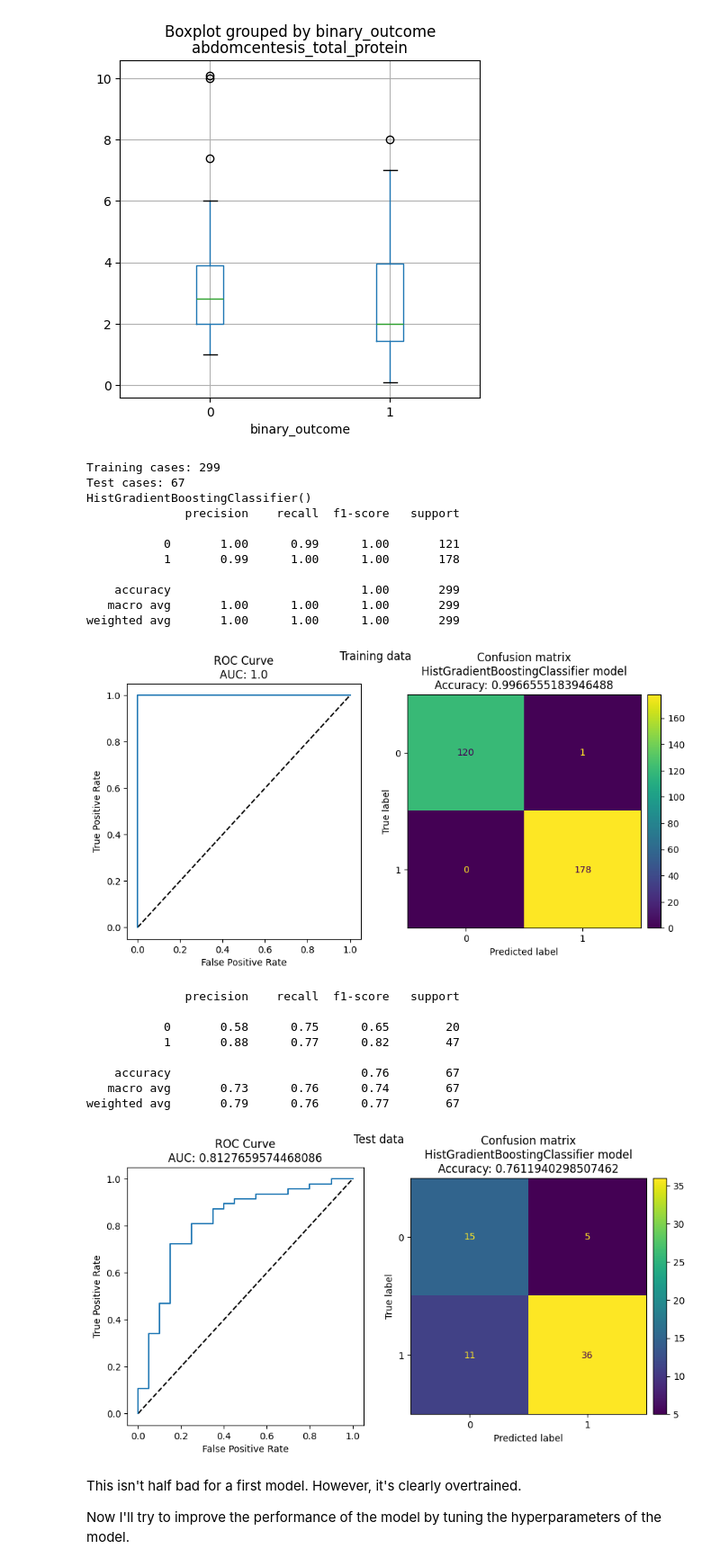
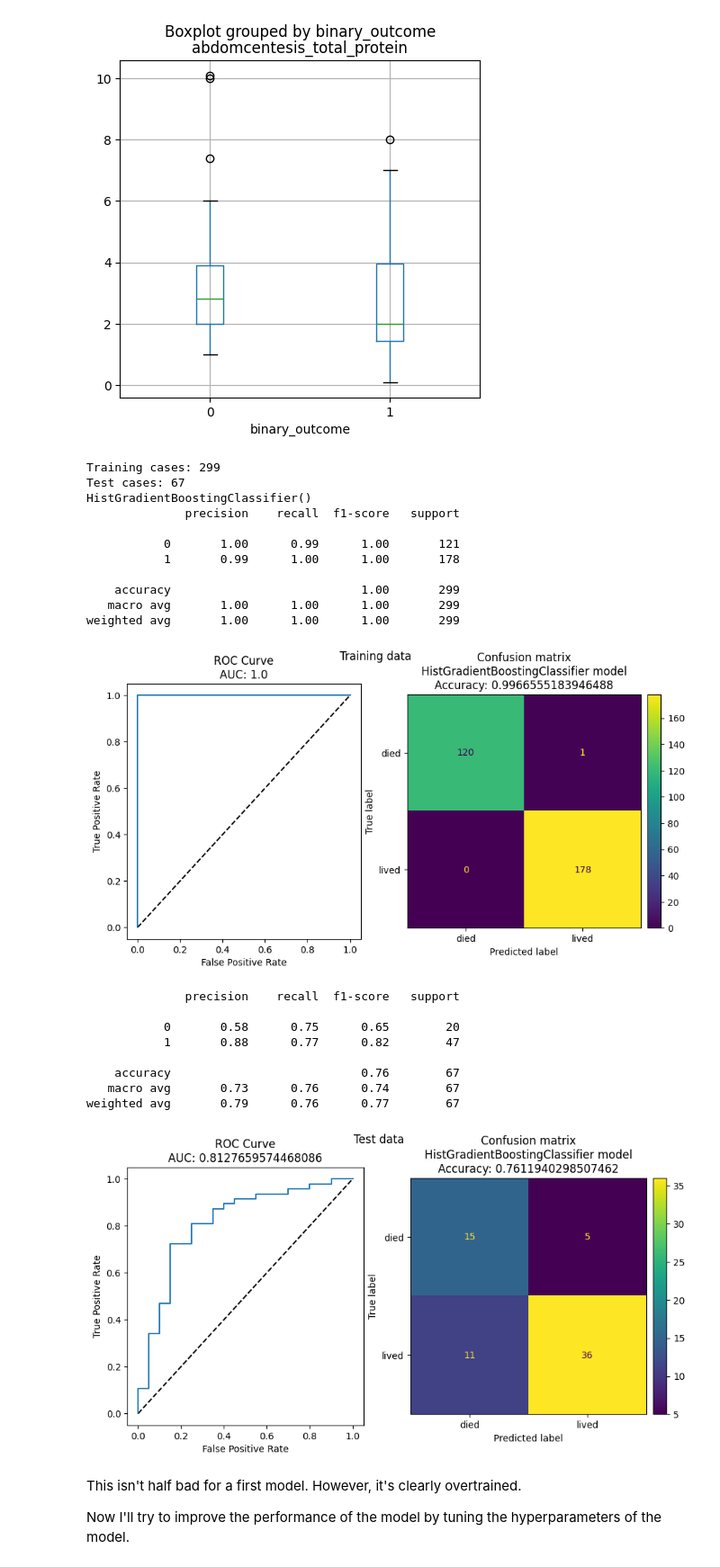
Before and after one commit to csharp14/horse-colic-project, a Jupyter notebook: ColicAnalysis.ipynb, the cells around one changed output. Shown at 90% size. Saved outputs shown, nothing was run; the diff lists cells and outputs as text; code cells hidden in the pictures.

```diff
--- a/ColicAnalysis.ipynb
+++ b/ColicAnalysis.ipynb
@@ -202,8 +202,8 @@ X_test, y_test = test_data[features], test_data[label]
 print ('Training cases: %d\nTest cases: %d' % (X_train.shape[0], X_test.shape[0]))
 
 # Train
-model = HistGradientBoostingClassifier().fit(X_train, y_train)
-print(model)
+first_model = HistGradientBoostingClassifier().fit(X_train, y_train)
+print(first_model)
 
 def cm_roc_auc_plot(X,y,model,ttl='',do_show_plot = True):
     import sklearn
@@ -219,6 +219,7 @@ def cm_roc_auc_plot(X,y,model,ttl='',do_show_plot = True):
     # calculate ROC curve
     fpr, tpr, thresholds = roc_curve(y, y_scores[:,1])
     auc = roc_auc_score(y,y_scores[:,1])
+    accuracy = accuracy_score(y, predictions)
 
     if do_show_plot:
         print(classification_report(y, predictions))
@@ -229,39 +230,39 @@ def cm_roc_auc_plot(X,y,model,ttl='',do_show_plot = True):
         # Plot the diagonal 50% line
         ax[0].plot([0, 1], [0, 1], 'k--')
         # Plot the FPR and TPR achieved by our model
         ax[0].plot(fpr, tpr)
         ax[0].set_xlabel('False Positive Rate')
         ax[0].set_ylabel('True Positive Rate')
         ax[0].set_title('ROC Curve\nAUC: ' + str(auc))
 
         # Plot confusion matrix
-        disp = ConfusionMatrixDisplay(confusion_matrix=cm)
+        disp = ConfusionMatrixDisplay(confusion_matrix=cm,display_labels=['died','lived'])
         disp.plot(ax=ax[1], colorbar=False)
         disp.ax_.set_title('Confusion matrix\nHistGradientBoostingClassifier model\nAccuracy: '
-                + str(accuracy_score(y, predictions)))
+                + str(accuracy))
         # Adding custom colorbar
         cax = fig.add_axes([ax[1].get_position().x1+0.01,ax[1].get_position().y0,0.02,ax[1].get_position().height])
         plt.colorbar(disp.im_,  cax=cax)
         plt.suptitle(ttl)
         plt.show()
 
-    return fpr, tpr, thresholds
+    return accuracy, auc
 
-cm_roc_auc_plot(X_train,y_train,model,'Training data')
-cm_roc_auc_plot(X_test,y_test,model,'Test data');
+cm_roc_auc_plot(X_train,y_train,first_model,'Training data')
+cm_roc_auc_plot(X_test,y_test,first_model,'Test data');
 # %% [output]
 Training cases: 299
 Test cases: 67
 HistGradientBoostingClassifier()
               precision    recall  f1-score   support
 
            0       1.00      0.99      1.00       121
            1       0.99      1.00      1.00       178
 
     accuracy                           1.00       299
    macro avg       1.00      1.00      1.00       299
 weighted avg       1.00      1.00      1.00       299
-[figure, old version]
+[figure, new version]
               precision    recall  f1-score   support
 
            0       0.58      0.75      0.65        20
@@ -270,7 +271,7 @@ weighted avg       1.00      1.00      1.00       299
     accuracy                           0.76        67
    macro avg       0.73      0.76      0.74        67
 weighted avg       0.79      0.76      0.77        67
-[figure, old version]
+[figure, new version]
 # %% [markdown]
 This isn't half bad for a first model. However, it's clearly overtrained.
 
```
Also changed, not shown: parts of 15 cells of this notebook.
